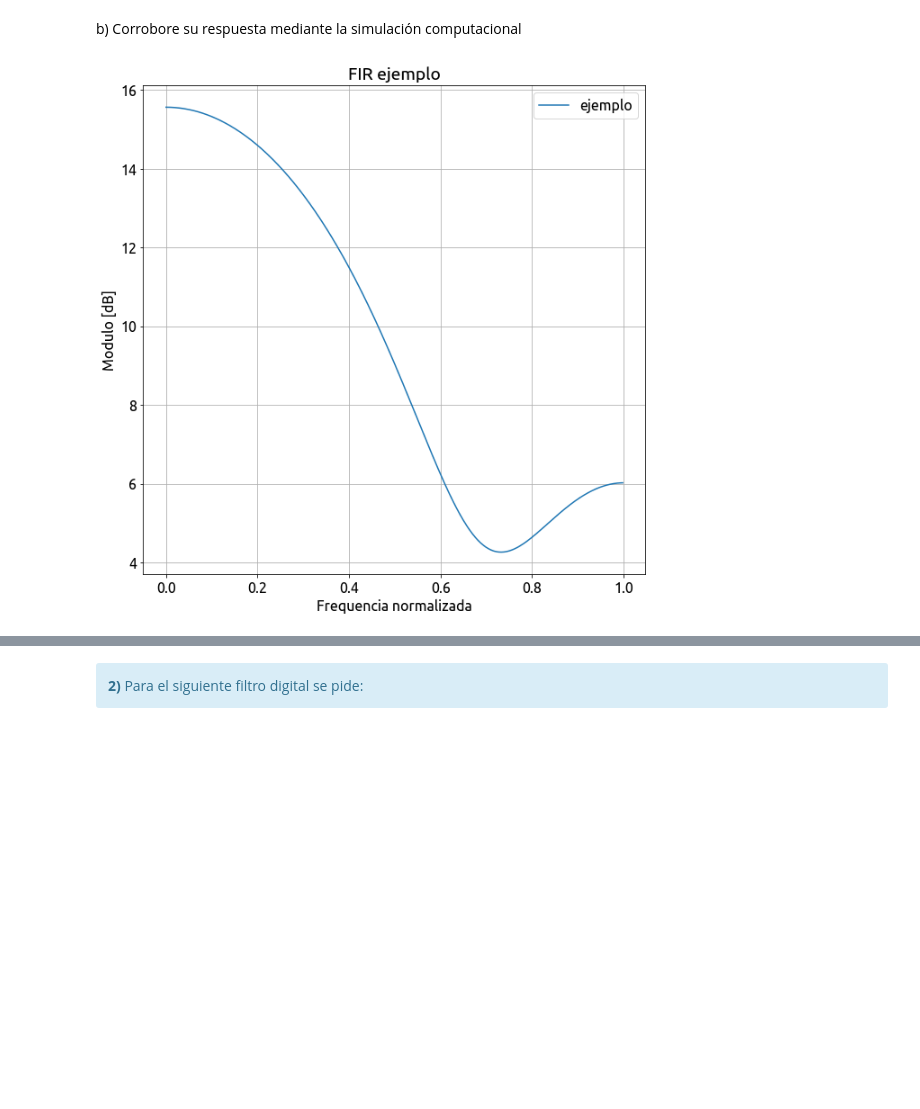
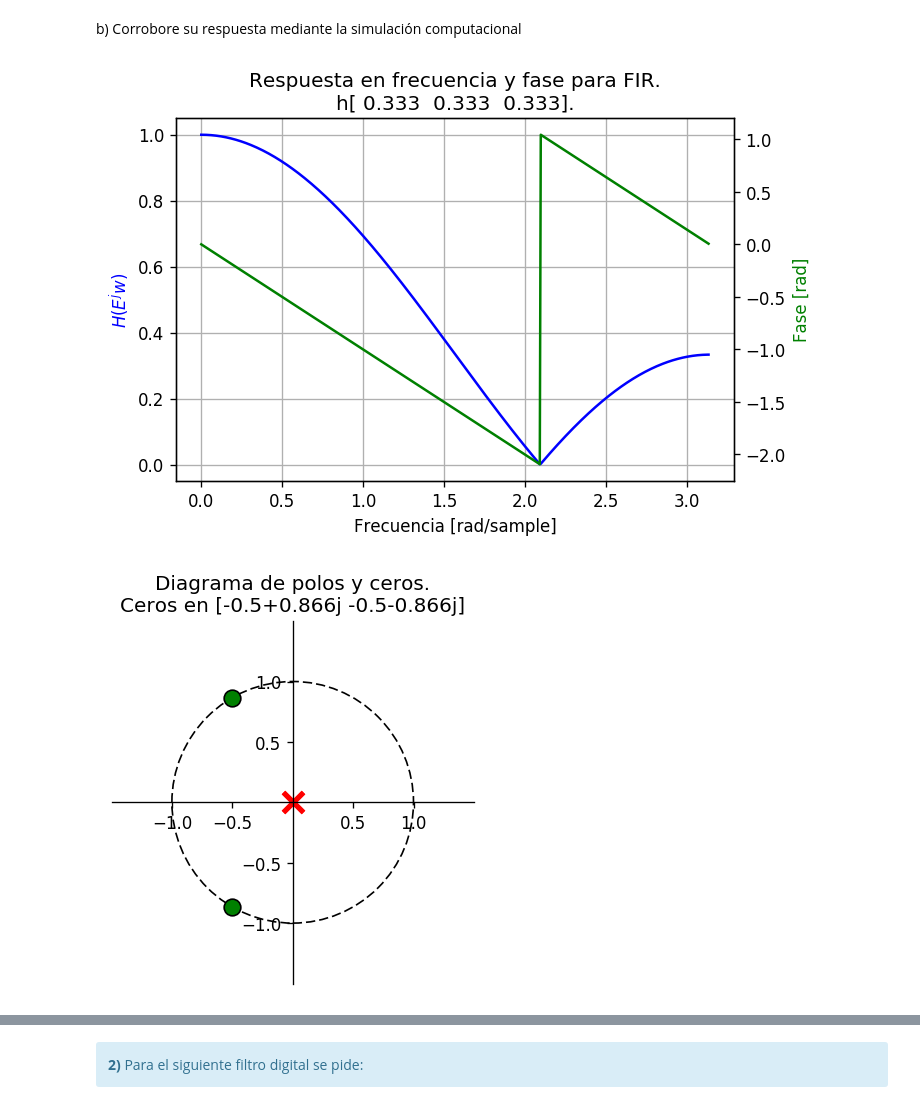
Before and after one commit to royconejo/PdS, a Jupyter notebook: TP2 - Filtrado.ipynb, the cells around one changed output, grey strips where cells are left out. Saved outputs shown, nothing was run; the diff lists cells and outputs as text; code cells hidden in the pictures; blank space fills up the shorter version.

```diff
--- a/TP2 - Filtrado.ipynb
+++ b/TP2 - Filtrado.ipynb
@@ -60,23 +26,0 @@ def vertical_flaten(a):
-# %%
-##########################################
-# Acá podés generar los gráficos pedidos #
-##########################################
-
-ww, hh = sig.freqz(np.array([1, 2, 3]), 1)
-ww = ww / np.pi
-
-plt.figure(1)
-
-plt.plot(ww, 20 * np.log10(abs(hh)), label='ejemplo')
-
-plt.title('FIR ejemplo')
-plt.xlabel('Frequencia normalizada')
-plt.ylabel('Modulo [dB]')
-plt.grid(which='both', axis='both')
-
-axes_hdl = plt.gca()
-axes_hdl.legend()
-
-plt.show()
-# %% [output]
-[figure, removed]
@@ -82,0 +149,30 @@ plt.show()
+# %%
+##########################################
+# Acá podés generar los gráficos pedidos #
+##########################################
+np.set_printoptions (precision = 3)
+
+##########################################
+# Ejercicio 1.b.                         #
+##########################################
+
+# Para N = 3
+#
+# b : h[n] = [1/3, 1/3, 1/3]
+# a : Salida en 1, 0, 0 para filtro FIR
+b = np.array ([1/3, 1/3, 1/3])
+a = np.array ([1, 0, 0])
+
+dibujarFrecuenciaFase (b, a)
+
+# Para N = 5
+#
+# b : h[n] = [1/3, 1/3, 1/3, 1/3, 1/3]
+# a : Salida en 1, 0, 0 para filtro FIR
+b = np.array ([1/3, 1/3, 1/3, 1/3, 1/3])
+a = np.array ([1, 0, 0, 0, 0])
+
+dibujarFrecuenciaFase (b, a)
+# %% [output]
+[figure, added]
+[figure, added]
```
Also changed, not shown: parts of 21 cells of this notebook, 16 other files.
